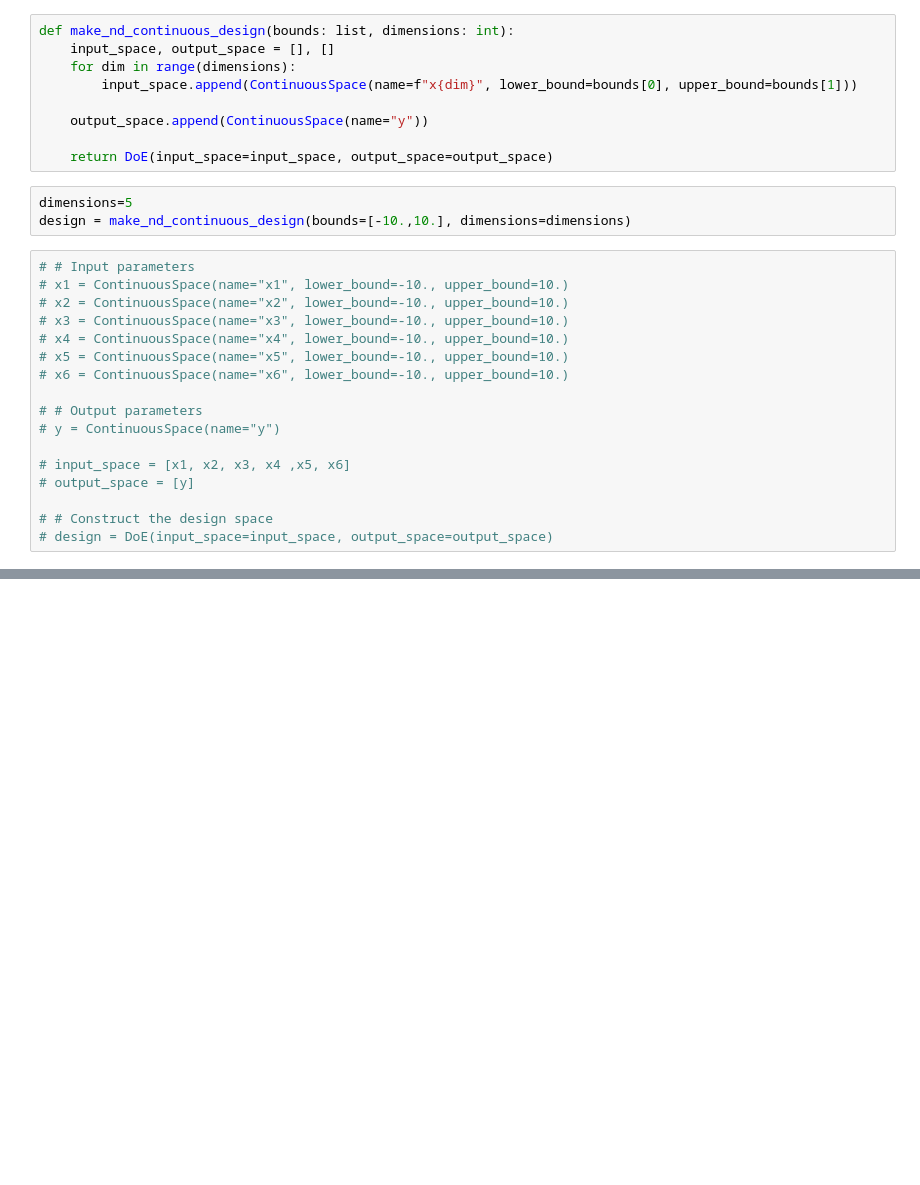
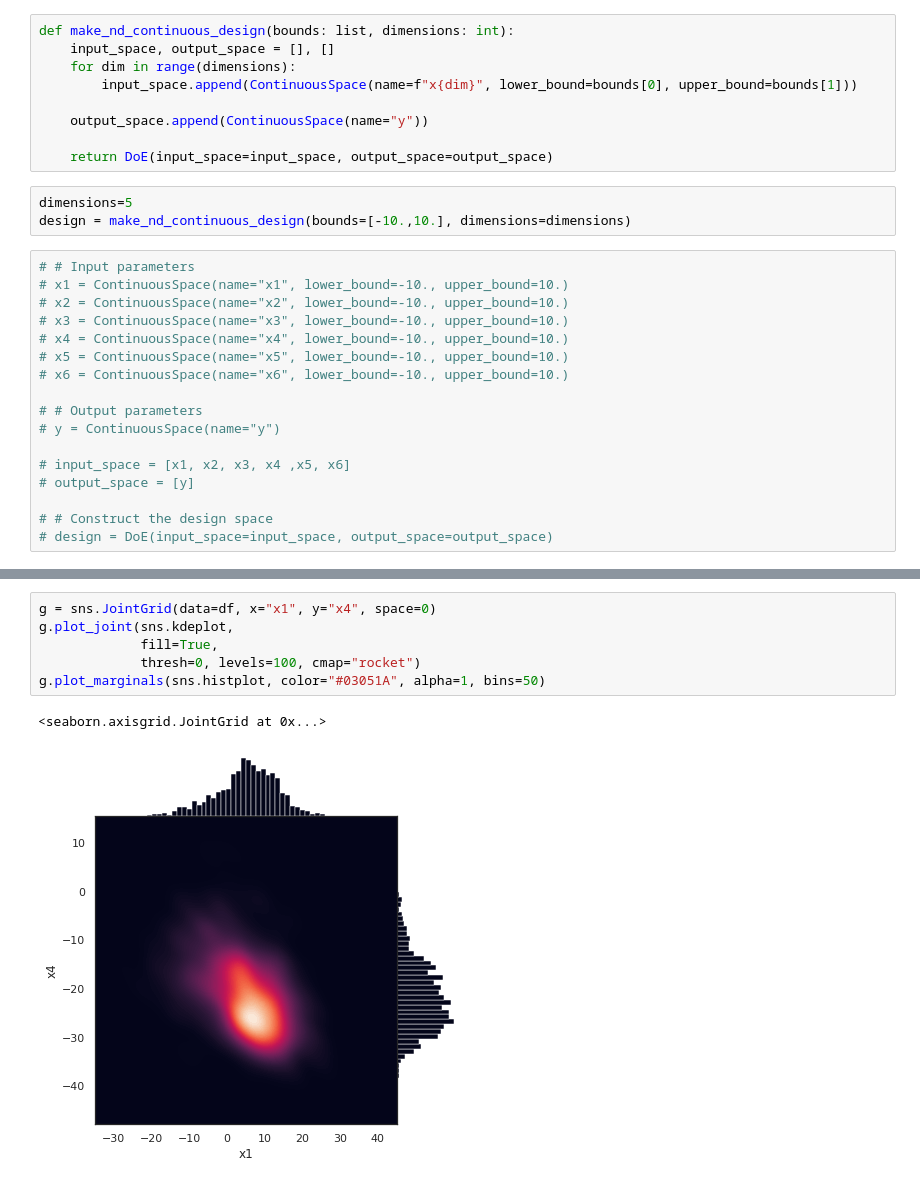
Before and after one commit to bessagroup/f3dasm, a Jupyter notebook: notebooks/pygmo.ipynb, the cells around one changed output, grey strips where cells are left out. Saved outputs shown, nothing was run; the diff lists cells and outputs as text; blank space fills up the shorter version.

```diff
--- a/notebooks/pygmo.ipynb
+++ b/notebooks/pygmo.ipynb
@@ -102,0 +112,9 @@ prob.gradient(np.array([0.3,0.2,0.1]))
+# %%
+g = sns.JointGrid(data=df, x="x1", y="x4", space=0)
+g.plot_joint(sns.kdeplot,
+             fill=True,
+             thresh=0, levels=100, cmap="rocket")
+g.plot_marginals(sns.histplot, color="#03051A", alpha=1, bins=50)
+# %% [output]
+<seaborn.axisgrid.JointGrid at 0x...>
+[figure, added]
```
Also changed, not shown: parts of 12 cells of this notebook, 14 other files.
